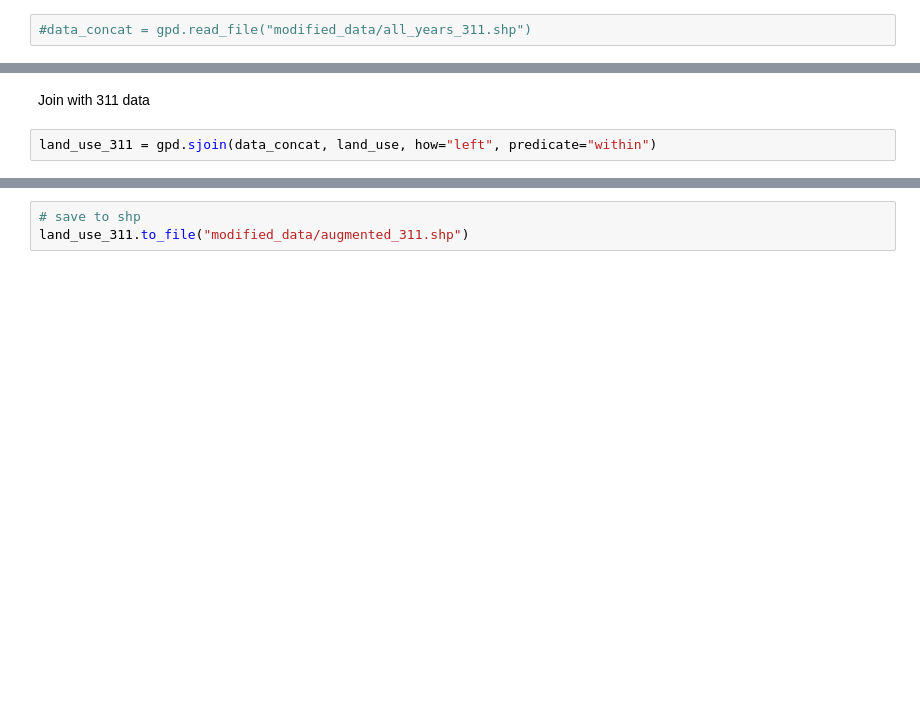
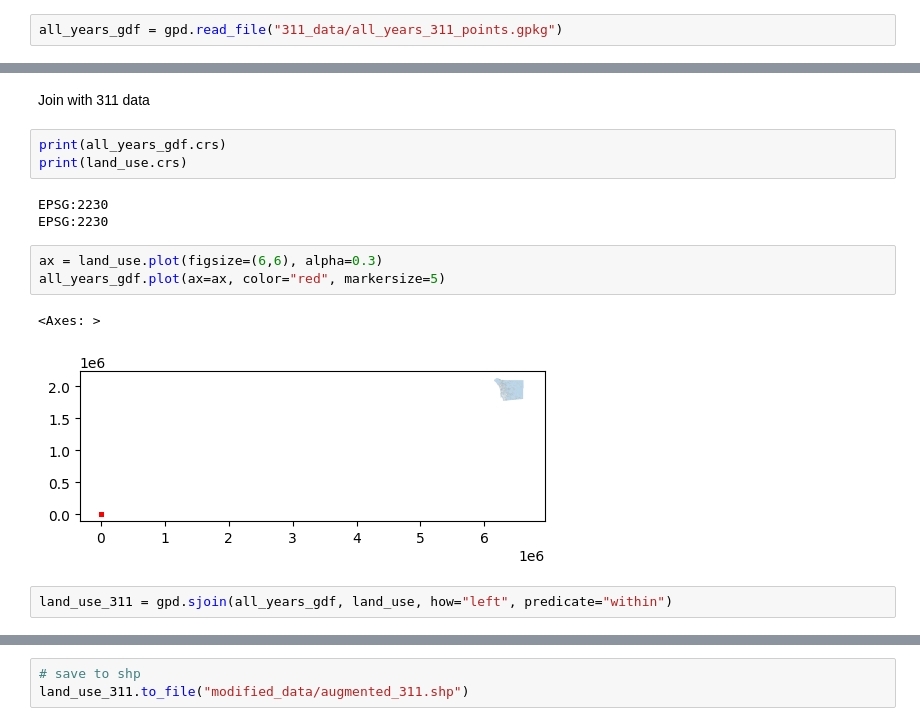
Before and after one commit to glow-27/Homelessness-Hub-311, a Jupyter notebook: combining_data.ipynb, the cells around one changed output, grey strips where cells are left out. Cells and saved outputs as stored; diff of their text form; blank space fills up the shorter version.

```diff
--- a/combining_data.ipynb
+++ b/combining_data.ipynb
@@ -127,2 +137,2 @@ data_concat.to_file("modified_data/all_years_311.shp")
 # %%
-#data_concat = gpd.read_file("modified_data/all_years_311.shp")
+all_years_gdf = gpd.read_file("311_data/all_years_311_points.gpkg")
@@ -240,6 +309,18 @@ land_use.crs
 # %% [markdown]
 Join with 311 data
+# %%
+print(all_years_gdf.crs)
+print(land_use.crs)
+# %% [output]
+EPSG:2230
+EPSG:2230
+# %%
+ax = land_use.plot(figsize=(6,6), alpha=0.3)
+all_years_gdf.plot(ax=ax, color="red", markersize=5)
+# %% [output]
+<Axes: >
+[figure, added]
 # %%
-land_use_311 = gpd.sjoin(data_concat, land_use, how="left", predicate="within")
+land_use_311 = gpd.sjoin(all_years_gdf, land_use, how="left", predicate="within")
 # %%
 land_use_311.head()
```
Also changed, not shown: parts of 60 cells of this notebook, 1 other file.
